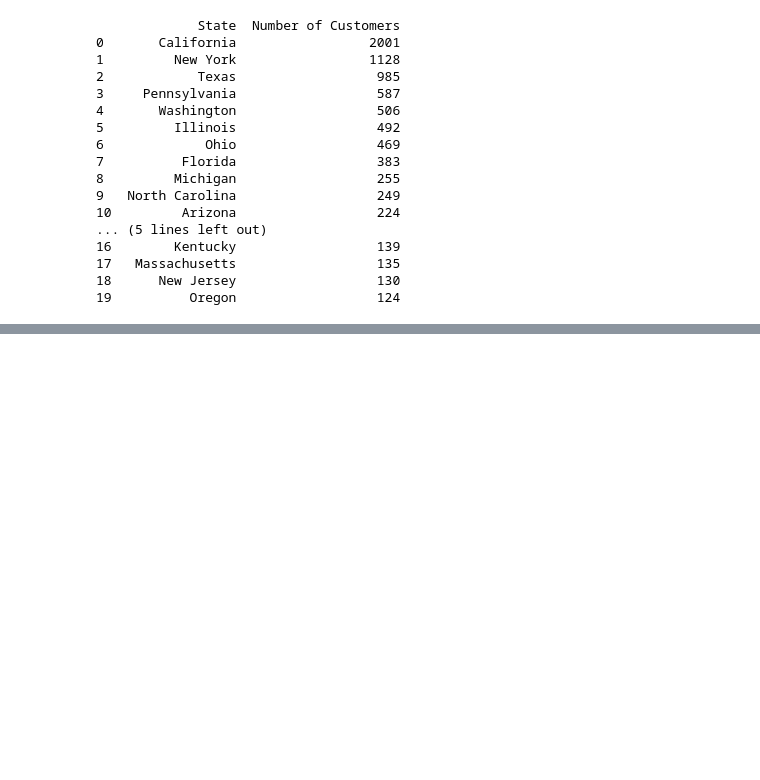
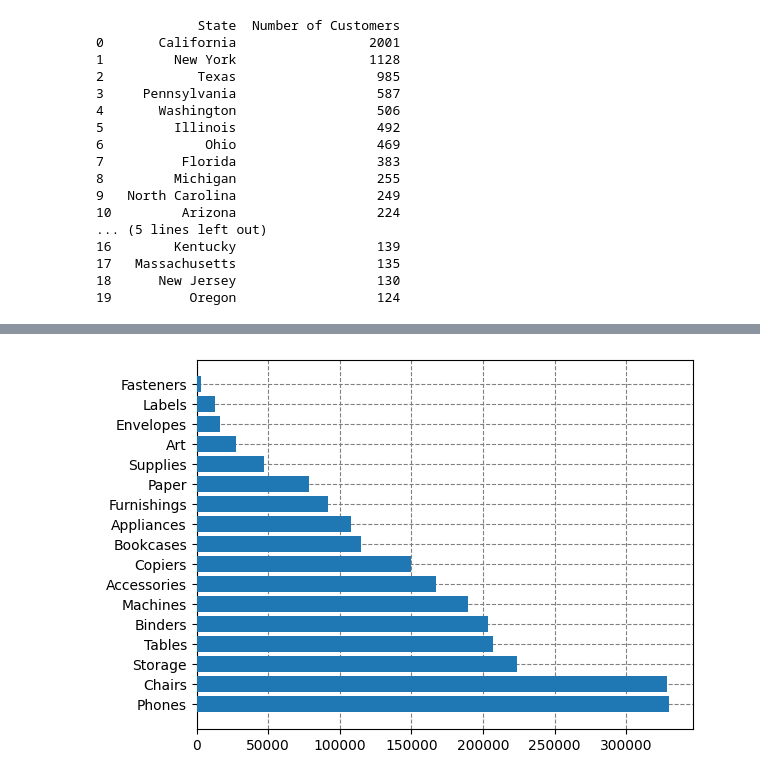
Before and after one commit to Nachoxt17/Retail-Business-Data-Analytics, a Jupyter notebook: Retail_Business_Data_Analytics.ipynb, the cells around one changed output, grey strips where cells are left out. Cells and saved outputs as stored; diff of their text form; code cells hidden in the pictures; blank space fills up the shorter version.

```diff
--- a/Retail_Business_Data_Analytics.ipynb
+++ b/Retail_Business_Data_Analytics.ipynb
@@ -276,0 +359,4 @@ print(state.head(20))
+# %%
+# Explore the Products Subcategories Sales:
+product_subcategory_count_sales = df.groupby(['Category', 'Sub-Category'])['Sales'].sum().reset_index().sort_values(by="Sales", ascending=False)
+print(product_subcategory_count_sales)
@@ -276,0 +397,7 @@ print(state.head(20))
+# %%
+plt.barh(product_subcategory_count_sales['Sub-Category'], product_subcategory_count_sales['Sales'], zorder=3)
+plt.grid(True, linestyle='--', color='gray', zorder=0)
+plt.show()
+# (We can spend more marketing resources in the most popular products, and we can also give discounts to get rid of the inventory of the less popular products/investigate why the are not popular).
+# %% [output]
+[figure, added]
```
Also changed, not shown: parts of 20 cells of this notebook.
